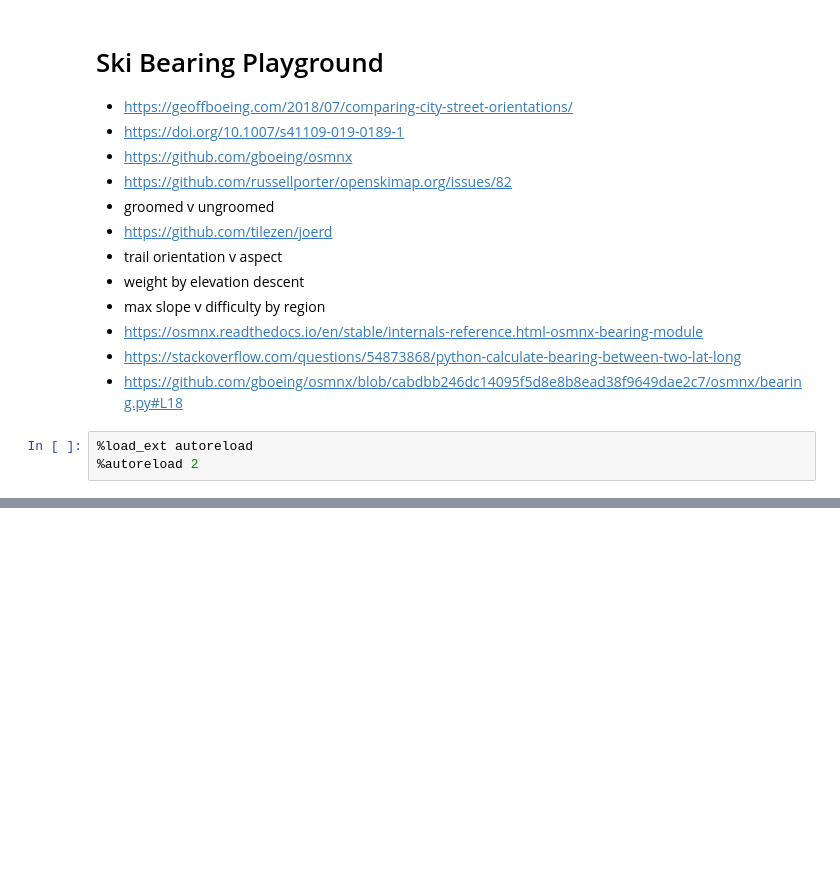
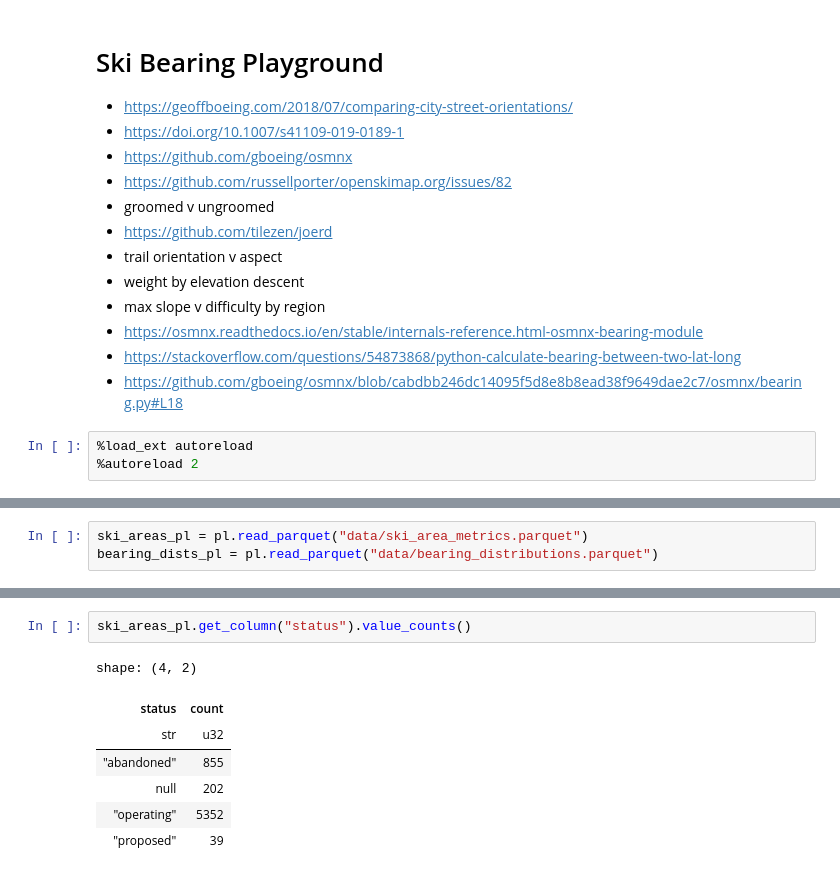
Before and after one commit to dhimmel/ski-bearing-stats, a Jupyter notebook: openskimap-aspects.ipynb, the cells around one changed output, grey strips where cells are left out. Drawn from its saved outputs; the diff is of its cells as text; blank space fills up the shorter version.

```diff
--- a/openskimap-aspects.ipynb
+++ b/openskimap-aspects.ipynb
@@ -190,0 +26,3 @@ list(ski_area_df.columns)
+# %%
+ski_areas_pl = pl.read_parquet("data/ski_area_metrics.parquet")
+bearing_dists_pl = pl.read_parquet("data/bearing_distributions.parquet")
@@ -190,0 +129,10 @@ list(ski_area_df.columns)
+# %%
+ski_areas_pl.get_column("status").value_counts()
+# %% [output]
+shape: (4, 2)
+| status | count |
+| str | u32 |
+| "abandoned" | 855 |
+| null | 202 |
+| "operating" | 5352 |
+| "proposed" | 39 |
```
Also changed, not shown: parts of 26 cells of this notebook.
